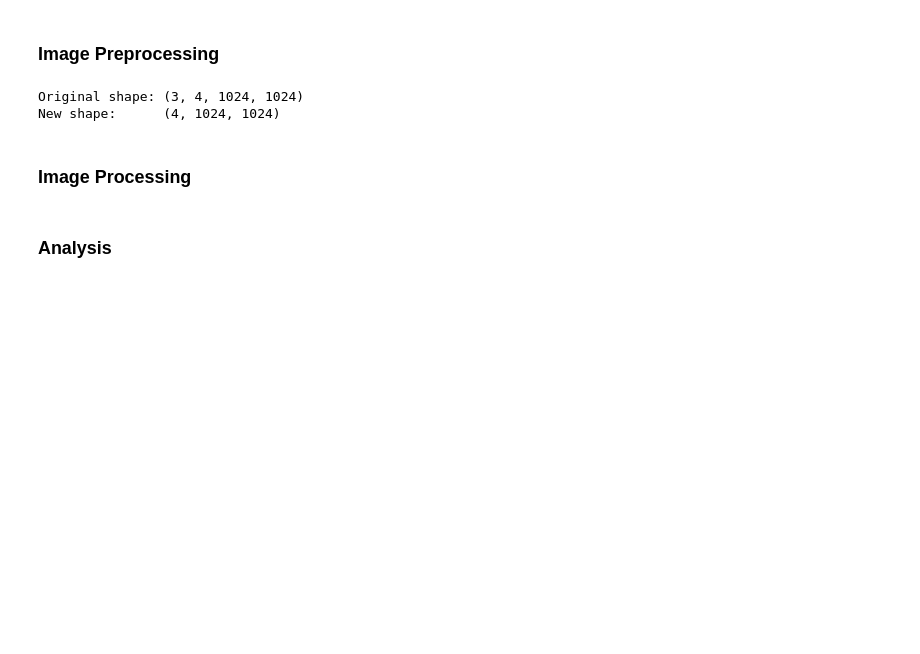
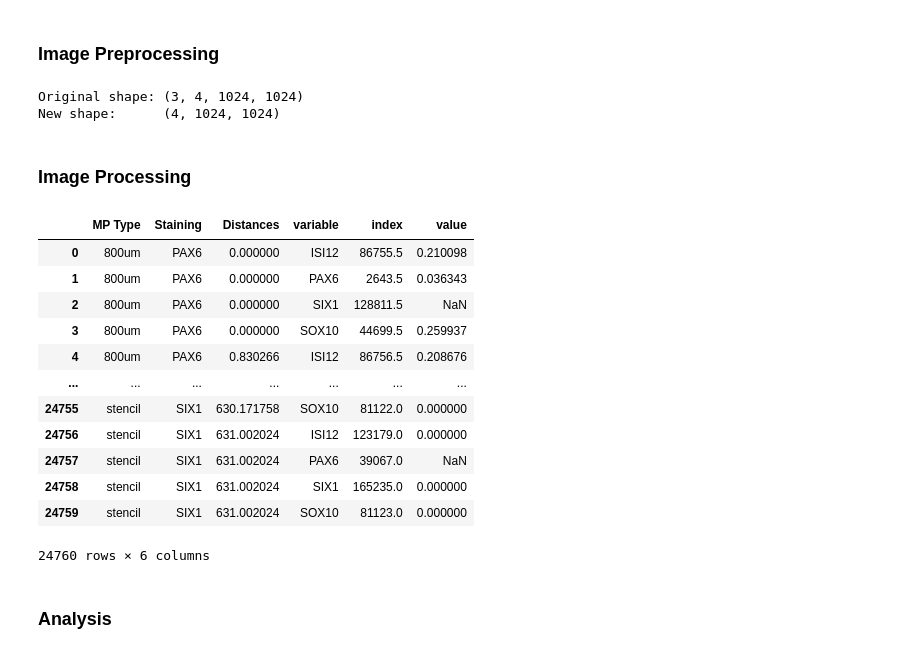
Before and after one commit to flotji-potji/micropattern_analysis, a Jupyter notebook: FS5_code_improvements.ipynb, the cells around one changed output. Cells and saved outputs as stored; diff of their text form; code cells hidden in the pictures; blank space fills up the shorter version.

```diff
--- a/FS5_code_improvements.ipynb
+++ b/FS5_code_improvements.ipynb
@@ -150,2 +164,18 @@ df = pd.concat(df)
+# %%
+df_long
+# %% [output]
+|  | MP Type | Staining | Distances | variable | index | value |
+| 0 | 800um | PAX6 | 0.000000 | ISI12 | 86755.5 | 0.210098 |
+| 1 | 800um | PAX6 | 0.000000 | PAX6 | 2643.5 | 0.036343 |
+| 2 | 800um | PAX6 | 0.000000 | SIX1 | 128811.5 | NaN |
+| 3 | 800um | PAX6 | 0.000000 | SOX10 | 44699.5 | 0.259937 |
+| 4 | 800um | PAX6 | 0.830266 | ISI12 | 86756.5 | 0.208676 |
+| ... | ... | ... | ... | ... | ... | ... |
+| 24755 | stencil | SIX1 | 630.171758 | SOX10 | 81122.0 | 0.000000 |
+| 24756 | stencil | SIX1 | 631.002024 | ISI12 | 123179.0 | 0.000000 |
+| 24757 | stencil | SIX1 | 631.002024 | PAX6 | 39067.0 | NaN |
+| 24758 | stencil | SIX1 | 631.002024 | SIX1 | 165235.0 | 0.000000 |
+| 24759 | stencil | SIX1 | 631.002024 | SOX10 | 81123.0 | 0.000000 |
+24760 rows × 6 columns
 # %% [markdown]
 ### Analysis
```
Also changed, not shown: parts of 10 cells of this notebook, 2 other files.
